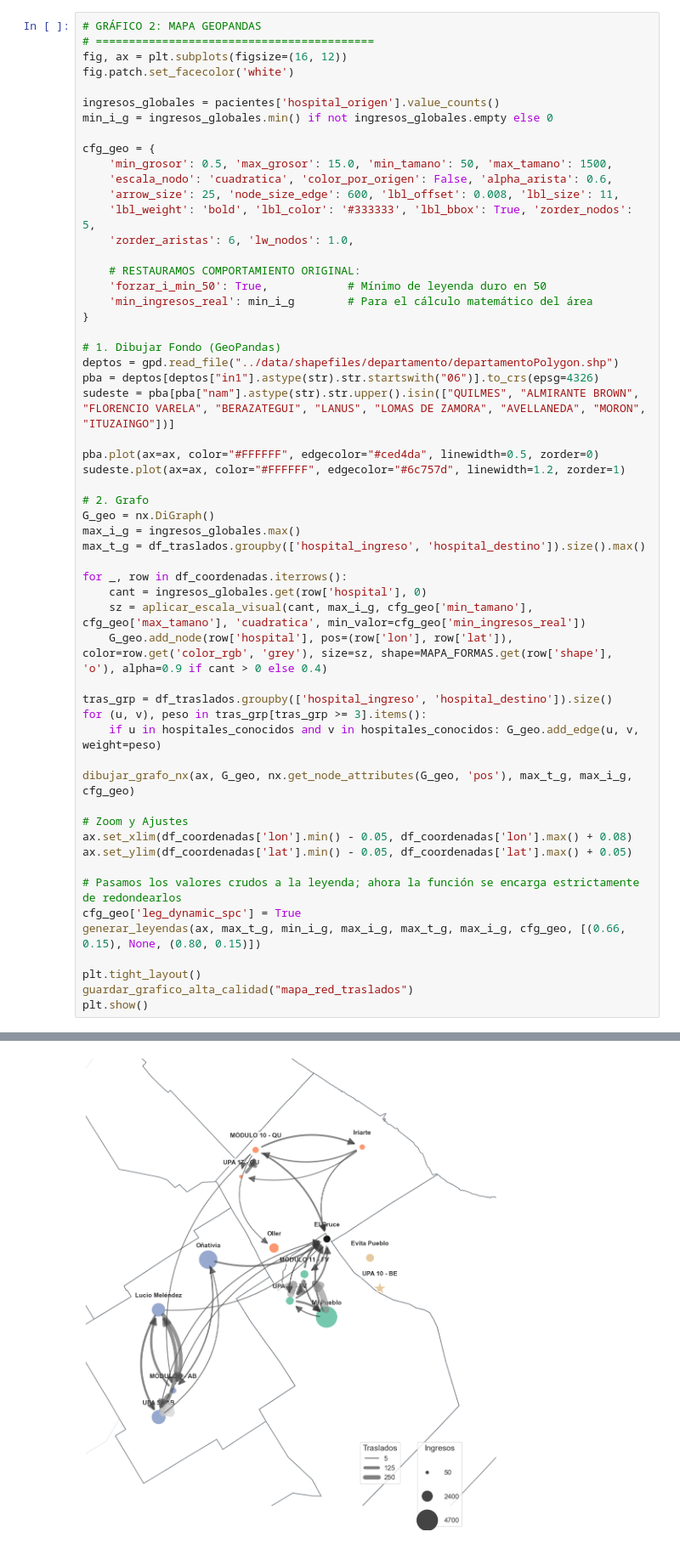
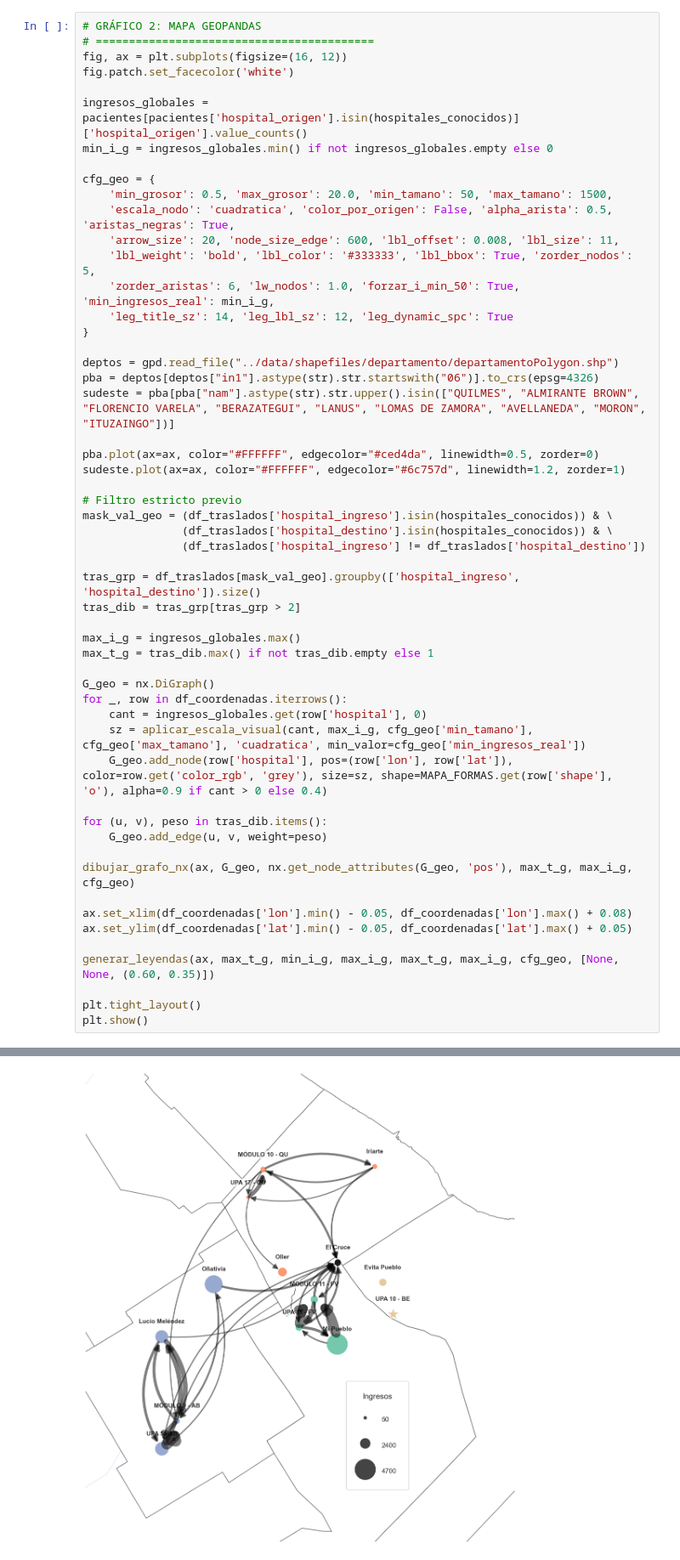
Before and after one commit to micagonzdark/RedesHospitales, a Jupyter notebook: notebooks/05_JAIIO_redes_basico.ipynb, the cells around one changed output, grey strips where cells are left out. Shown at 85% size. Saved outputs shown, nothing was run; the diff lists cells and outputs as text.

Commit message:
IMPROVEMENTS in the BASIS notebook. MISSING: add edge size legend

```diff
--- a/notebooks/05_JAIIO_redes_basico.ipynb
+++ b/notebooks/05_JAIIO_redes_basico.ipynb
@@ -273,22 +330,18 @@ Gráficos exportados en: results/outputs/red
 fig, ax = plt.subplots(figsize=(16, 12))
 fig.patch.set_facecolor('white')
 
-ingresos_globales = pacientes['hospital_origen'].value_counts()
+ingresos_globales = pacientes[pacientes['hospital_origen'].isin(hospitales_conocidos)]['hospital_origen'].value_counts()
 min_i_g = ingresos_globales.min() if not ingresos_globales.empty else 0
 
 cfg_geo = {
-    'min_grosor': 0.5, 'max_grosor': 15.0, 'min_tamano': 50, 'max_tamano': 1500,
-    'escala_nodo': 'cuadratica', 'color_por_origen': False, 'alpha_arista': 0.6,
-    'arrow_size': 25, 'node_size_edge': 600, 'lbl_offset': 0.008, 'lbl_size': 11,
+    'min_grosor': 0.5, 'max_grosor': 20.0, 'min_tamano': 50, 'max_tamano': 1500,
+    'escala_nodo': 'cuadratica', 'color_por_origen': False, 'alpha_arista': 0.5, 'aristas_negras': True,
+    'arrow_size': 20, 'node_size_edge': 600, 'lbl_offset': 0.008, 'lbl_size': 11,
     'lbl_weight': 'bold', 'lbl_color': '#333333', 'lbl_bbox': True, 'zorder_nodos': 5,
-    'zorder_aristas': 6, 'lw_nodos': 1.0,
-
-    # RESTAURAMOS COMPORTAMIENTO ORIGINAL:
-    'forzar_i_min_50': True,            # Mínimo de leyenda duro en 50
-    'min_ingresos_real': min_i_g        # Para el cálculo matemático del área
+    'zorder_aristas': 6, 'lw_nodos': 1.0, 'forzar_i_min_50': True, 'min_ingresos_real': min_i_g,
+    'leg_title_sz': 14, 'leg_lbl_sz': 12, 'leg_dynamic_spc': True
 }
 
-# 1. Dibujar Fondo (GeoPandas)
 deptos = gpd.read_file("../data/shapefiles/departamento/departamentoPolygon.shp")
 pba = deptos[deptos["in1"].astype(str).str.startswith("06")].to_crs(epsg=4326)
 sudeste = pba[pba["nam"].astype(str).str.upper().isin(["QUILMES", "ALMIRANTE BROWN", "FLORENCIO VARELA", "BERAZATEGUI", "LANUS", "LOMAS DE ZAMORA", "AVELLANEDA", "MORON", "ITUZAINGO"])]
@@ -296,31 +349,33 @@ sudeste = pba[pba["nam"].astype(str).str.upper().isin(["QUILMES", "ALMIRANTE BRO
 pba.plot(ax=ax, color="#FFFFFF", edgecolor="#ced4da", linewidth=0.5, zorder=0)
 sudeste.plot(ax=ax, color="#FFFFFF", edgecolor="#6c757d", linewidth=1.2, zorder=1)
 
-# 2. Grafo
+# Filtro estricto previo
+mask_val_geo = (df_traslados['hospital_ingreso'].isin(hospitales_conocidos)) & \
+               (df_traslados['hospital_destino'].isin(hospitales_conocidos)) & \
+               (df_traslados['hospital_ingreso'] != df_traslados['hospital_destino'])
+
+tras_grp = df_traslados[mask_val_geo].groupby(['hospital_ingreso', 'hospital_destino']).size()
+tras_dib = tras_grp[tras_grp > 2]
+
+max_i_g = ingresos_globales.max()
+max_t_g = tras_dib.max() if not tras_dib.empty else 1
+
 G_geo = nx.DiGraph()
-max_i_g = ingresos_globales.max()
-max_t_g = df_traslados.groupby(['hospital_ingreso', 'hospital_destino']).size().max()
-
 for _, row in df_coordenadas.iterrows():
     cant = ingresos_globales.get(row['hospital'], 0)
     sz = aplicar_escala_visual(cant, max_i_g, cfg_geo['min_tamano'], cfg_geo['max_tamano'], 'cuadratica', min_valor=cfg_geo['min_ingresos_real'])
     G_geo.add_node(row['hospital'], pos=(row['lon'], row['lat']), color=row.get('color_rgb', 'grey'), size=sz, shape=MAPA_FORMAS.get(row['shape'], 'o'), alpha=0.9 if cant > 0 else 0.4)
 
-tras_grp = df_traslados.groupby(['hospital_ingreso', 'hospital_destino']).size()
-for (u, v), peso in tras_grp[tras_grp >= 3].items():
-    if u in hospitales_conocidos and v in hospitales_conocidos: G_geo.add_edge(u, v, weight=peso)
+for (u, v), peso in tras_dib.items():
+    G_geo.add_edge(u, v, weight=peso)
 
 dibujar_grafo_nx(ax, G_geo, nx.get_node_attributes(G_geo, 'pos'), max_t_g, max_i_g, cfg_geo)
 
-# Zoom y Ajustes
 ax.set_xlim(df_coordenadas['lon'].min() - 0.05, df_coordenadas['lon'].max() + 0.08)
 ax.set_ylim(df_coordenadas['lat'].min() - 0.05, df_coordenadas['lat'].max() + 0.05)
 
-# Pasamos los valores crudos a la leyenda; ahora la función se encarga estrictamente de redondearlos
-cfg_geo['leg_dynamic_spc'] = True
-generar_leyendas(ax, max_t_g, min_i_g, max_i_g, max_t_g, max_i_g, cfg_geo, [(0.66, 0.15), None, (0.80, 0.15)])
+generar_leyendas(ax, max_t_g, min_i_g, max_i_g, max_t_g, max_i_g, cfg_geo, [None, None, (0.60, 0.35)])
 
 plt.tight_layout()
-guardar_grafico_alta_calidad("mapa_red_traslados")
 plt.show()
 # %% [output]
@@ -328,4 +382,4 @@ Gráficos exportados en: results/outputs/red
-[figure, old version]
+[figure, new version]
 # %%
 # FUNCIONES AUXILIARES DE ESTADÍSTICA
 # ==========================================
```
Also changed, not shown: parts of 4 cells of this notebook.
